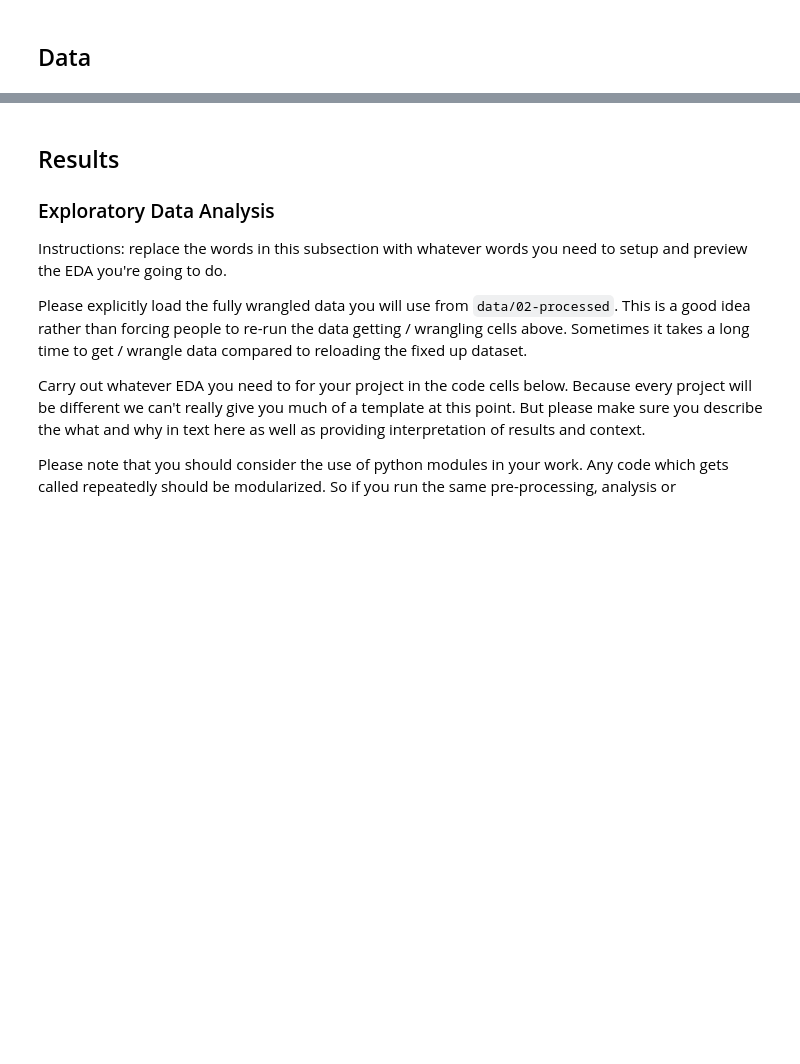
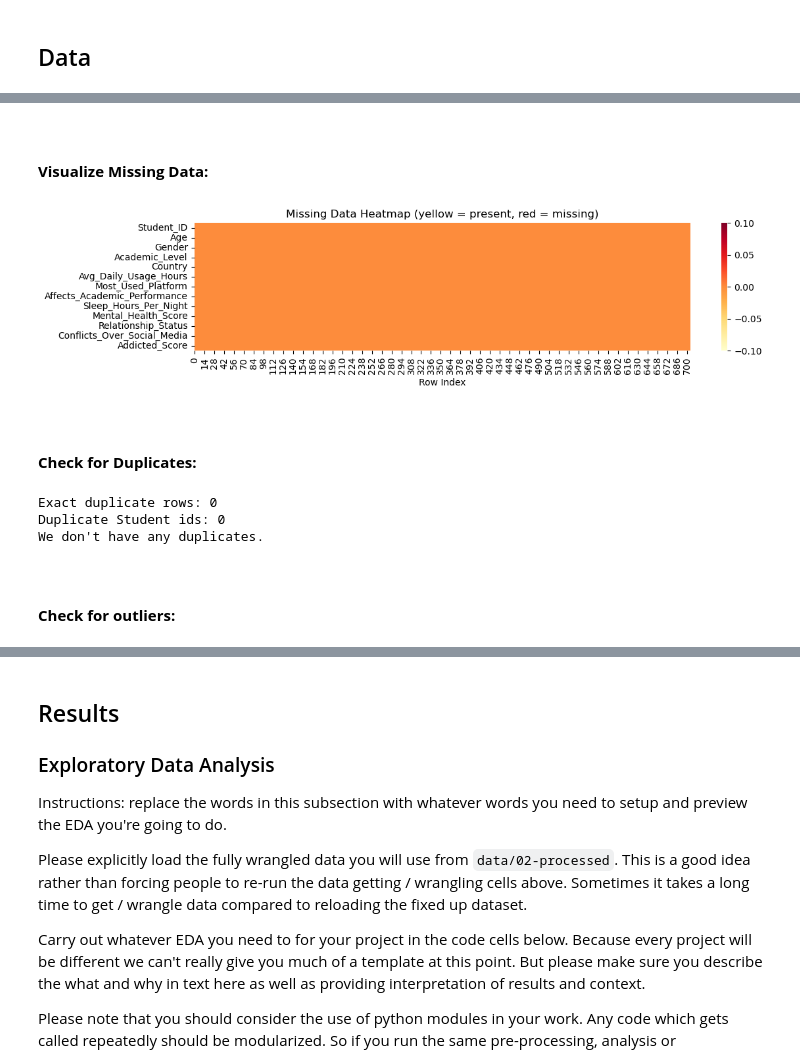
Before and after one commit to COGS108/Group151_WI26, a Jupyter notebook: 02-EDACheckpoint.ipynb, the cells around one changed output, grey strips where cells are left out. Cells and saved outputs as stored; diff of their text form; code cells hidden in the pictures; blank space fills up the shorter version.

```diff
--- a/02-EDACheckpoint.ipynb
+++ b/02-EDACheckpoint.ipynb
@@ -93,0 +172,8 @@ Instructions: REPLACE the contents of this cell and the one below with your work
+# %%
+os.makedirs('data/00-raw', exist_ok=True)
+os.makedirs('data/01-interim', exist_ok=True)
+os.makedirs('data/02-processed', exist_ok=True)
+# Load raw CSV
+df_raw = pd.read_csv('data/00-raw/social_media_addiction.csv')
+print(f'Dataset shape: {df_raw.shape[0]} rows × {df_raw.shape[1]} columns')
+df_raw.head()
@@ -93,0 +270,35 @@ Instructions: REPLACE the contents of this cell and the one below with your work
+# %% [markdown]
+<br>
+# %% [markdown]
+**Visualize Missing Data:**
+# %%
+#This is for us to visualize that there is no missing data with a heatmap using seaborn
+fig, ax = plt.subplots(figsize=(12, 3))
+sns.heatmap(df_raw.isnull().T, cbar=True, cmap='YlOrRd', yticklabels=df_raw.columns, ax=ax)
+ax.set_title('Missing Data Heatmap (yellow = present, red = missing)')
+ax.set_xlabel('Row Index')
+plt.tight_layout()
+plt.show()
+# %% [output]
+[figure, added]
+# %% [markdown]
+<br>
+# %% [markdown]
+**Check for Duplicates:**
+# %%
+n_dupes = df_raw.duplicated().sum()
+print(f'Exact duplicate rows: {n_dupes}')
+#We checking for duplicate student ids if any here
+n_id_dupes = df_raw['Student_ID'].duplicated().sum()
+print(f'Duplicate Student ids: {n_id_dupes}')
+
+if n_dupes == 0 and n_id_dupes == 0:
+    print("We don't have any duplicates.")
+# %% [output]
+Exact duplicate rows: 0
+Duplicate Student ids: 0
+We don't have any duplicates.
+# %% [markdown]
+<br>
+# %% [markdown]
+**Check for outliers:**
```
Also changed, not shown: parts of 81 cells of this notebook.
